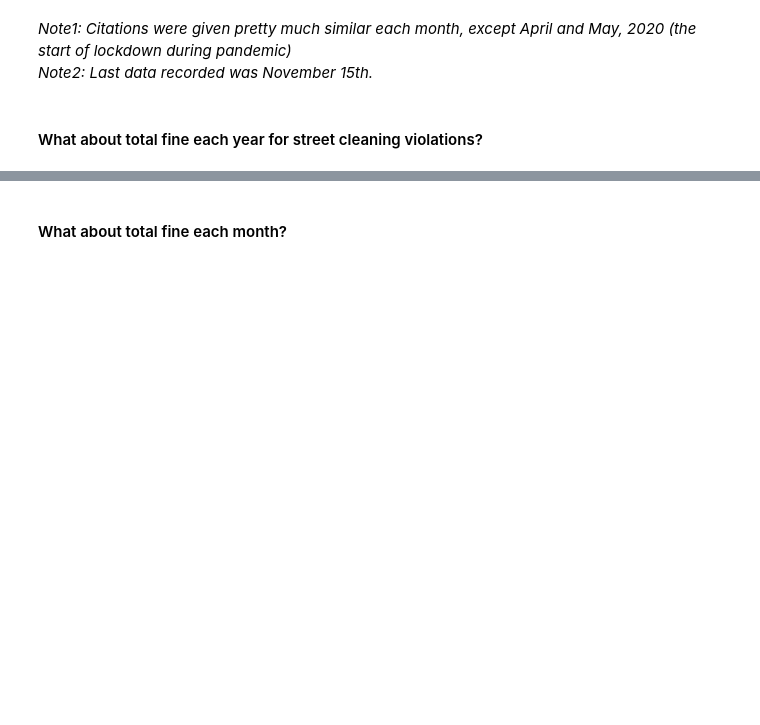
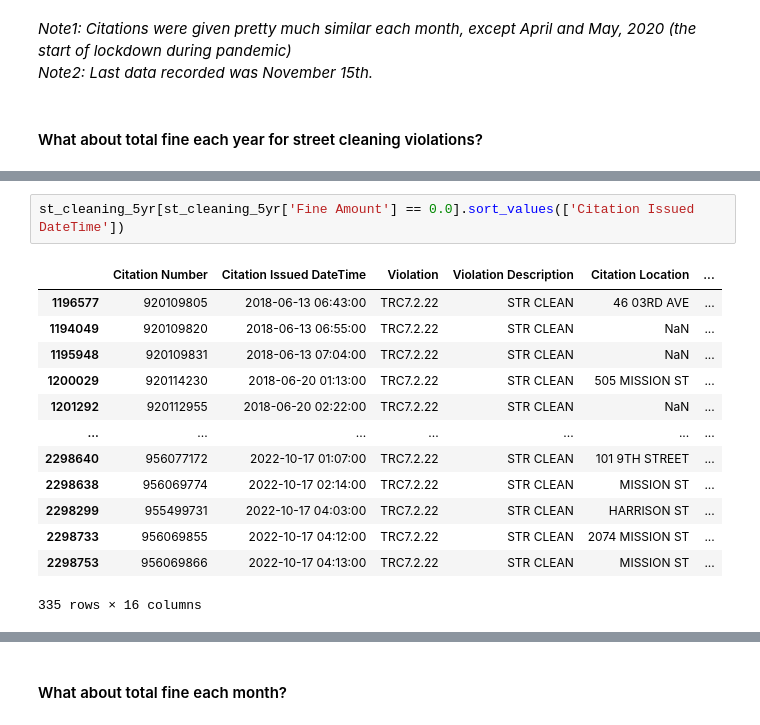
Before and after one commit to jiyuntsai/sf-parking-citation, a Jupyter notebook: st-cleaning-5yr.ipynb, the cells around one changed output, grey strips where cells are left out. Saved outputs shown, nothing was run; the diff lists cells and outputs as text; blank space fills up the shorter version.

```diff
--- a/st-cleaning-5yr.ipynb
+++ b/st-cleaning-5yr.ipynb
@@ -161,0 +181,16 @@ alt.Chart(
+# %%
+st_cleaning_5yr[st_cleaning_5yr['Fine Amount'] == 0.0].sort_values(['Citation Issued DateTime'])
+# %% [output]
+|  | Citation Number | Citation Issued DateTime | Violation | Violation Description | Citation Location | ... |
+| 1196577 | 920109805 | 2018-06-13 06:43:00 | TRC7.2.22 | STR CLEAN | 46 03RD AVE | ... |
+| 1194049 | 920109820 | 2018-06-13 06:55:00 | TRC7.2.22 | STR CLEAN | NaN | ... |
+| 1195948 | 920109831 | 2018-06-13 07:04:00 | TRC7.2.22 | STR CLEAN | NaN | ... |
+| 1200029 | 920114230 | 2018-06-20 01:13:00 | TRC7.2.22 | STR CLEAN | 505 MISSION ST | ... |
+| 1201292 | 920112955 | 2018-06-20 02:22:00 | TRC7.2.22 | STR CLEAN | NaN | ... |
+| ... | ... | ... | ... | ... | ... | ... |
+| 2298640 | 956077172 | 2022-10-17 01:07:00 | TRC7.2.22 | STR CLEAN | 101 9TH STREET | ... |
+| 2298638 | 956069774 | 2022-10-17 02:14:00 | TRC7.2.22 | STR CLEAN | MISSION ST | ... |
+| 2298299 | 955499731 | 2022-10-17 04:03:00 | TRC7.2.22 | STR CLEAN | HARRISON ST | ... |
+| 2298733 | 956069855 | 2022-10-17 04:12:00 | TRC7.2.22 | STR CLEAN | 2074 MISSION ST | ... |
+| 2298753 | 956069866 | 2022-10-17 04:13:00 | TRC7.2.22 | STR CLEAN | MISSION ST | ... |
+335 rows × 16 columns
```
Also changed, not shown: parts of 9 cells of this notebook.
